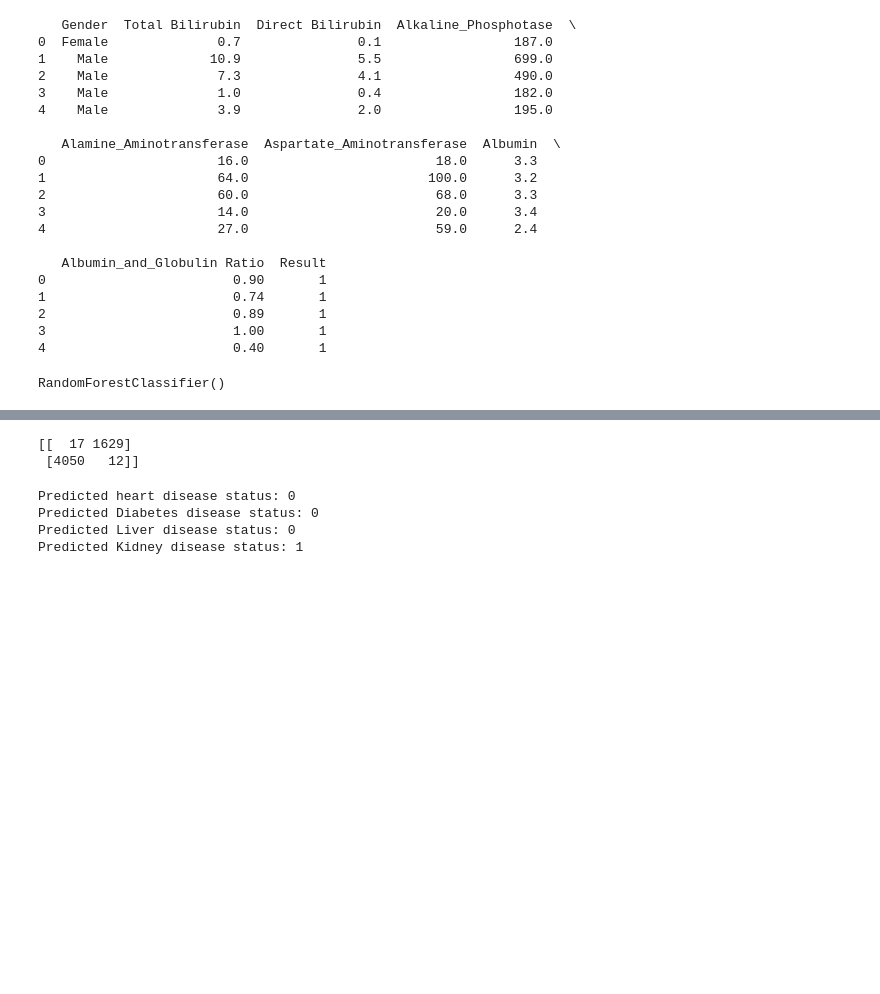
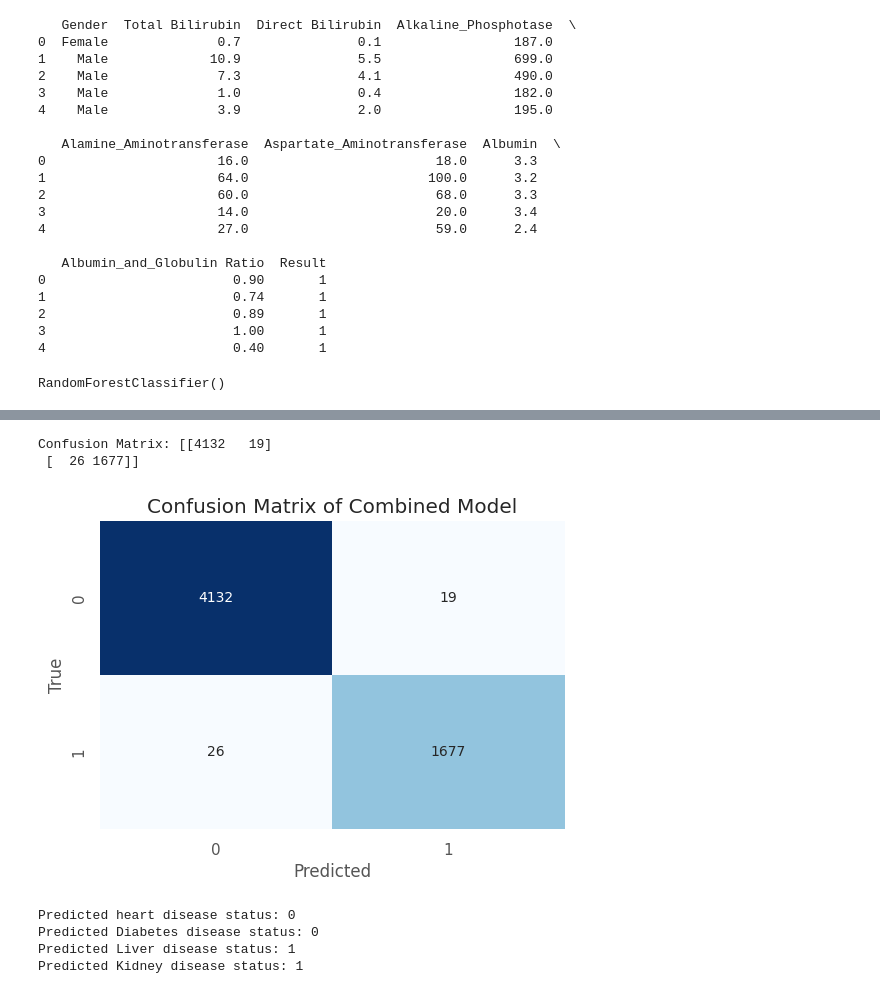
Before and after one commit to Mezutls/Disease-Prediction, a Jupyter notebook: model.ipynb, the cells around one changed output, grey strips where cells are left out. Saved outputs shown, nothing was run; the diff lists cells and outputs as text; code cells hidden in the pictures; blank space fills up the shorter version.

Commit message:
Updated confusion matrix plotting for combined model evaluation

```diff
--- a/model.ipynb
+++ b/model.ipynb
@@ -254,7 +254,7 @@ liver_model.fit(X_liver, y_liver)
 RandomForestClassifier()
 # %%
 # Create the ensemble model
-ensemble_model = VotingClassifier(estimators=[('diabetes', diabetes_model), ('heart', heart_model), ('kidney', kidney_model), ('liver', liver_model)], voting='hard')
+ensemble_model = VotingClassifier(estimators=[('diabetes', diabetes_model), ('heart', heart_model), ('kidney', kidney_model), ('liver', liver_model)], voting='soft')
 # %%
 # Train the ensemble model
 ensemble_model.fit(np.concatenate((X_diabetes, X_heart, X_kidney, X_liver), axis=0), np.concatenate((y_diabetes, y_heart, y_kidney, y_liver), axis=0))
@@ -361,17 +353,20 @@ for disease in diseases:
-# %%
-
-# Generate predictions on the combined test sets
-y_pred = ensemble_model.predict(np.concatenate((X_test_diabetes, X_test_heart, X_test_kidney, X_test_liver), axis=0))
-
-# Convert targets into consistent 0/1 representation
-y_true = convert_targets(np.concatenate((y_test_diabetes, y_test_heart, y_test_kidney, y_test_liver), axis=0))
-
-# Calculate the confusion matrix
-cm = confusion_matrix(y_true, y_pred)
-print(cm)
-# %% [output]
-[[  17 1629]
- [4050   12]]
+# %%
+# Evaluate the ensemble model
+cm = confusion_matrix(np.concatenate((y_test_diabetes, y_test_heart, y_test_kidney, y_test_liver), axis=0), ensemble_model.predict(np.concatenate((X_test_diabetes, X_test_heart, X_test_kidney, X_test_liver), axis=0)))
+print('Confusion Matrix:', cm)
+# %% [output]
+Confusion Matrix: [[4132   19]
+ [  26 1677]]
+# %%
+# Plotting the confusion matrix
+plt.figure(figsize=(6, 4))
+sns.heatmap(cm, annot=True, fmt="d", cmap="Blues", cbar=False)
+plt.xlabel("Predicted")
+plt.ylabel("True")
+plt.title("Confusion Matrix of Combined Model")
+plt.show()
+# %% [output]
+[figure, added]
 # %%
 import pickle
 
@@ -417,7 +412,7 @@ print("Predicted heart disease status:", prediction)
 prediction = predict_disease(disease_type='diabetes', Glucose=148, SkinThickness=0, Insulin=169, BMI=33.6, Age=50, NewInsulinScore_Normal=0, NewGlucose_Normal=0, NewGlucose_Secret=1)
 print("Predicted Diabetes disease status:", prediction)
 # Call the function to predict liver disease
-prediction = predict_disease(disease_type='liver', Gender=1, Total_Bilirubin=0.7, Direct_Bilirubin=0.1, Alkaline_Phosphotase=187, Alamine_Aminotransferase=16, Aspartate_Aminotransferase=18, Albumin=0, Albumin_and_Globulin_Ratio=0.90)
+prediction = predict_disease(disease_type='liver', Gender=2, Total_Bilirubin=1.6, Direct_Bilirubin=0.8, Alkaline_Phosphotase=230, Alamine_Aminotransferase=88, Aspartate_Aminotransferase=74, Albumin=4, Albumin_and_Globulin_Ratio=1.0)
 print("Predicted Liver disease status:", prediction)
 # Call the function to predict kidney disease
 prediction = predict_disease(disease_type='kidney', specific_gravity=1.025, albumin=0.0, pus_cell=1, haemoglobin=15, packed_cell_volume=52, red_blood_cell_count=5.3, hypertension=0, diabetes_mellitus=0)
@@ -425,5 +420,5 @@ print("Predicted Kidney disease status:", prediction)
 # %% [output]
 Predicted heart disease status: 0
 Predicted Diabetes disease status: 0
-Predicted Liver disease status: 0
+Predicted Liver disease status: 1
 Predicted Kidney disease status: 1
```
Also changed, not shown: parts of 5 cells of this notebook.
